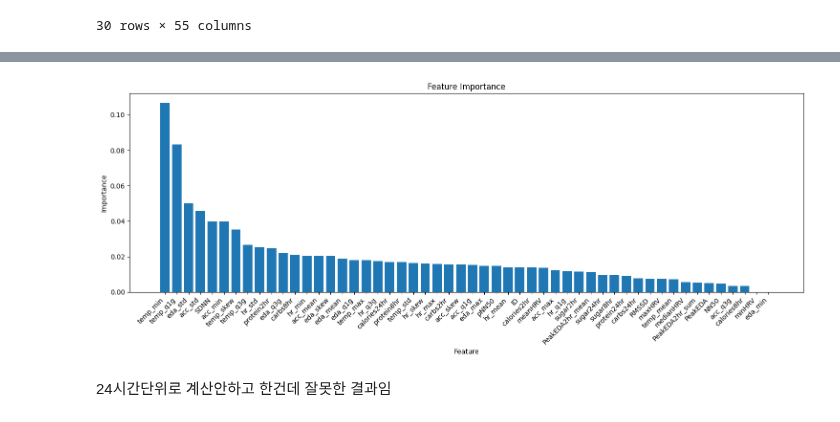
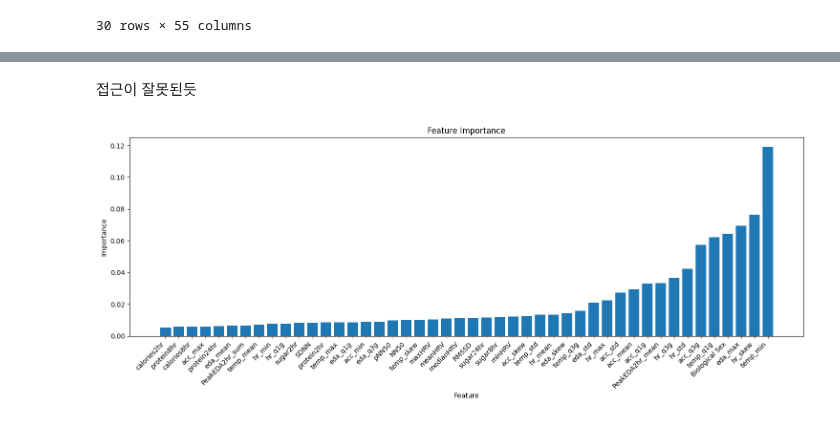
Before and after one commit to mingg12/engineering-newFork, a Jupyter notebook: building_df_for_feature_selection.ipynb, the cells around one changed output, grey strips where cells are left out. Cells and saved outputs as stored; diff of their text form; code cells hidden in the pictures.

```diff
--- a/building_df_for_feature_selection.ipynb
+++ b/building_df_for_feature_selection.ipynb
@@ -543,3 +543,5 @@ df.head(30)
 30 rows × 55 columns
 # %%
 df.to_csv(r'./features.csv', sep='\t', encoding='utf-8', header='true')
+# %%
+df = pd.read_csv(r'./features.csv', sep='\t', encoding='utf-8')
@@ -546,2 +570,4 @@ df.to_csv(r'./features.csv', sep='\t', encoding='utf-8', header='true')
+# %%
+df = df.dropna().drop(columns=['Unnamed: 0']).reset_index(drop=True)
 # %%
 df['Biological Sex'] = df['Biological Sex'].map({'FEMALE': 0, 'MALE': 1})
@@ -603,3 +573,0 @@ def calculate_feature_importance(dataframe):
-# %%
-importance = calculate_feature_importance(df)
-print(importance)
@@ -608,0 +726,2 @@ RandomForestClassifier does not accept missing values encoded as NaN natively. F
+# %%
+errors, meanrmse, stdrmse, meanmape, stdmape, importances = loocvRF(df, 'ID', 'target', dropcols=['HbA1c'], fs=0.005)
@@ -609,16 +762,16 @@ RandomForestClassifier does not accept missing values encoded as NaN natively. F
+# %% [markdown]
+접근이 잘못된듯
 # %%
 import matplotlib.pyplot as plt
 
 # 막대그래프로 중요도 출력
 plt.figure(figsize=(15, 6))
-plt.bar(importance_df['Feature'], importance_df['Importance'])
+plt.bar(importances[importances['id'] == '1.0'].sort_values(by='importances')['value'], importances[importances['id'] == '1.0'].sort_values(by='importances')['importances'])
 plt.xlabel('Feature')
 plt.ylabel('Importance')
 plt.title('Feature Importance')
 plt.xticks(rotation=45, ha='right')  # x축 라벨을 45도로 회전하여 가독성 높임
 plt.tight_layout()  # 그래프 간격 조정
 plt.show()
 # %% [output]
-[figure, old version]
+[figure, new version]
-# %% [markdown]
-24시간단위로 계산안하고 한건데 잘못한 결과임
```
Also changed, not shown: parts of 10 cells of this notebook.
